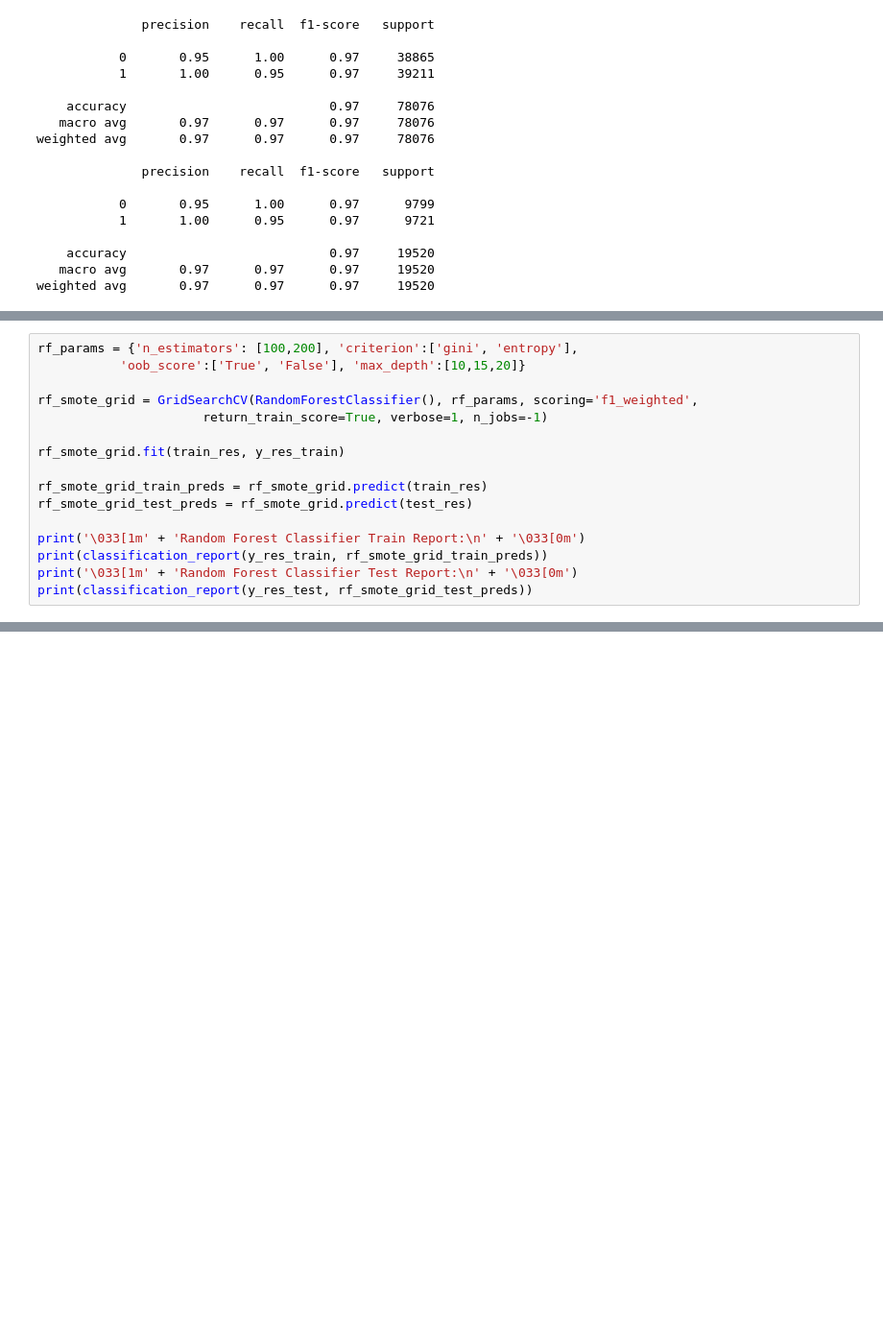
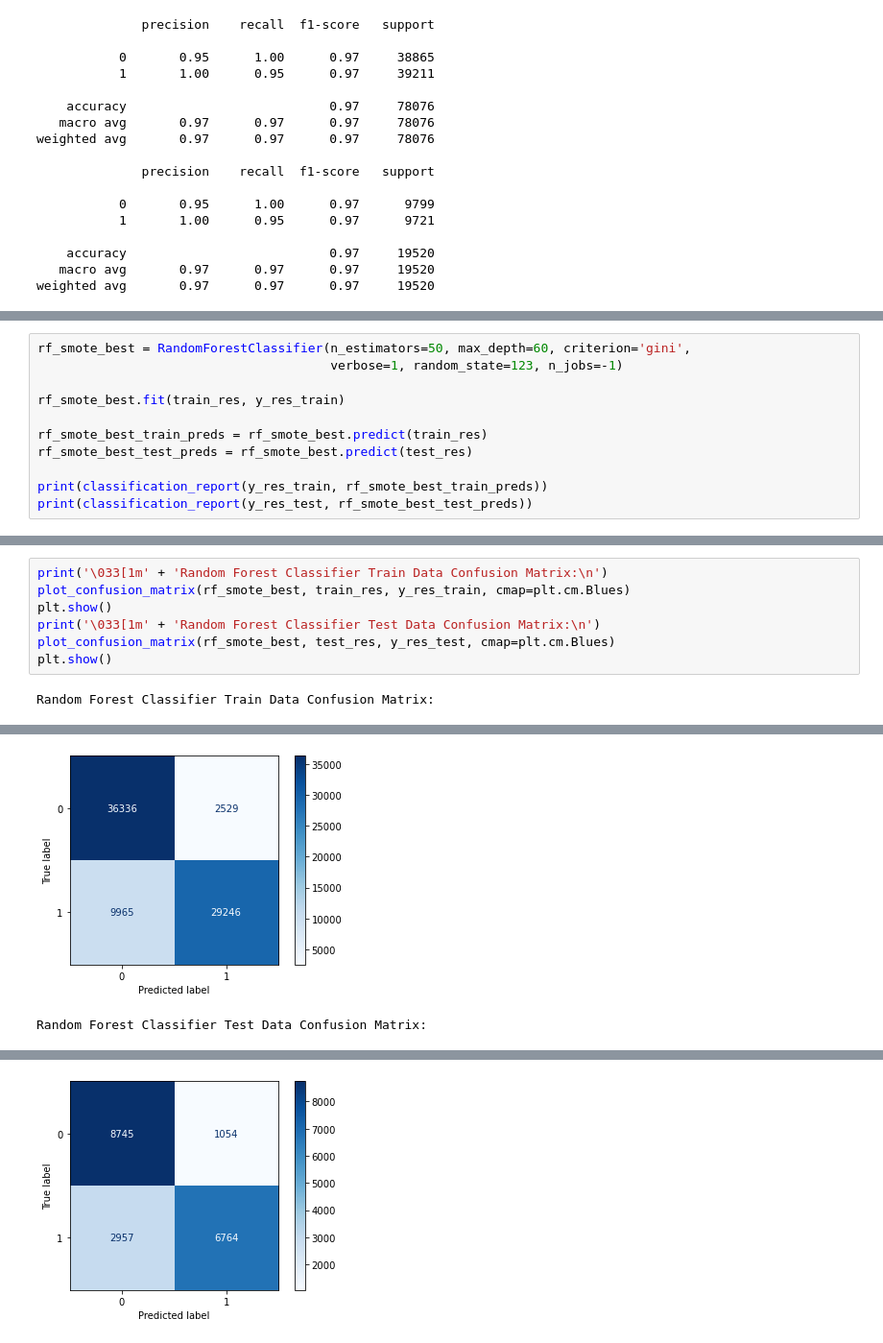
Before and after one commit to jojodeleon/covid_tweets, a Jupyter notebook: final_notebook.ipynb, the cells around one changed output, grey strips where cells are left out. Shown: that part at 96% size. Drawn from its saved outputs; the diff is of its cells as text; blank space fills up the shorter version.

```diff
--- a/final_notebook.ipynb
+++ b/final_notebook.ipynb
@@ -303,16 +308,0 @@ NOTE: SMOTETomek data has 78076 rows i.e. about 70% of the total dataset
-# %%
-rf_params = {'n_estimators': [100,200], 'criterion':['gini', 'entropy'],
-           'oob_score':['True', 'False'], 'max_depth':[10,15,20]}
-
-rf_smote_grid = GridSearchCV(RandomForestClassifier(), rf_params, scoring='f1_weighted',
-                      return_train_score=True, verbose=1, n_jobs=-1)
-
-rf_smote_grid.fit(train_res, y_res_train)
-
-rf_smote_grid_train_preds = rf_smote_grid.predict(train_res)
-rf_smote_grid_test_preds = rf_smote_grid.predict(test_res)
-
-print('\033[1m' + 'Random Forest Classifier Train Report:\n' + '\033[0m')
-print(classification_report(y_res_train, rf_smote_grid_train_preds))
-print('\033[1m' + 'Random Forest Classifier Test Report:\n' + '\033[0m')
-print(classification_report(y_res_test, rf_smote_grid_test_preds))
@@ -476,0 +412,11 @@ Random Forest Classifier Test Data Confusion Matrix:
+# %%
+rf_smote_best = RandomForestClassifier(n_estimators=50, max_depth=60, criterion='gini',
+                                       verbose=1, random_state=123, n_jobs=-1)
+
+rf_smote_best.fit(train_res, y_res_train)
+
+rf_smote_best_train_preds = rf_smote_best.predict(train_res)
+rf_smote_best_test_preds = rf_smote_best.predict(test_res)
+
+print(classification_report(y_res_train, rf_smote_best_train_preds))
+print(classification_report(y_res_test, rf_smote_best_test_preds))
@@ -476,0 +450,9 @@ Random Forest Classifier Test Data Confusion Matrix:
+# %%
+print('\033[1m' + 'Random Forest Classifier Train Data Confusion Matrix:\n')
+plot_confusion_matrix(rf_smote_best, train_res, y_res_train, cmap=plt.cm.Blues)
+plt.show()
+print('\033[1m' + 'Random Forest Classifier Test Data Confusion Matrix:\n')
+plot_confusion_matrix(rf_smote_best, test_res, y_res_test, cmap=plt.cm.Blues)
+plt.show()
+# %% [output]
+Random Forest Classifier Train Data Confusion Matrix:
@@ -476,0 +462,2 @@ Random Forest Classifier Test Data Confusion Matrix:
+[figure, added]
+Random Forest Classifier Test Data Confusion Matrix:
@@ -476,0 +467 @@ Random Forest Classifier Test Data Confusion Matrix:
+[figure, added]
```
Also changed, not shown: parts of 119 cells of this notebook, 25 other files.
